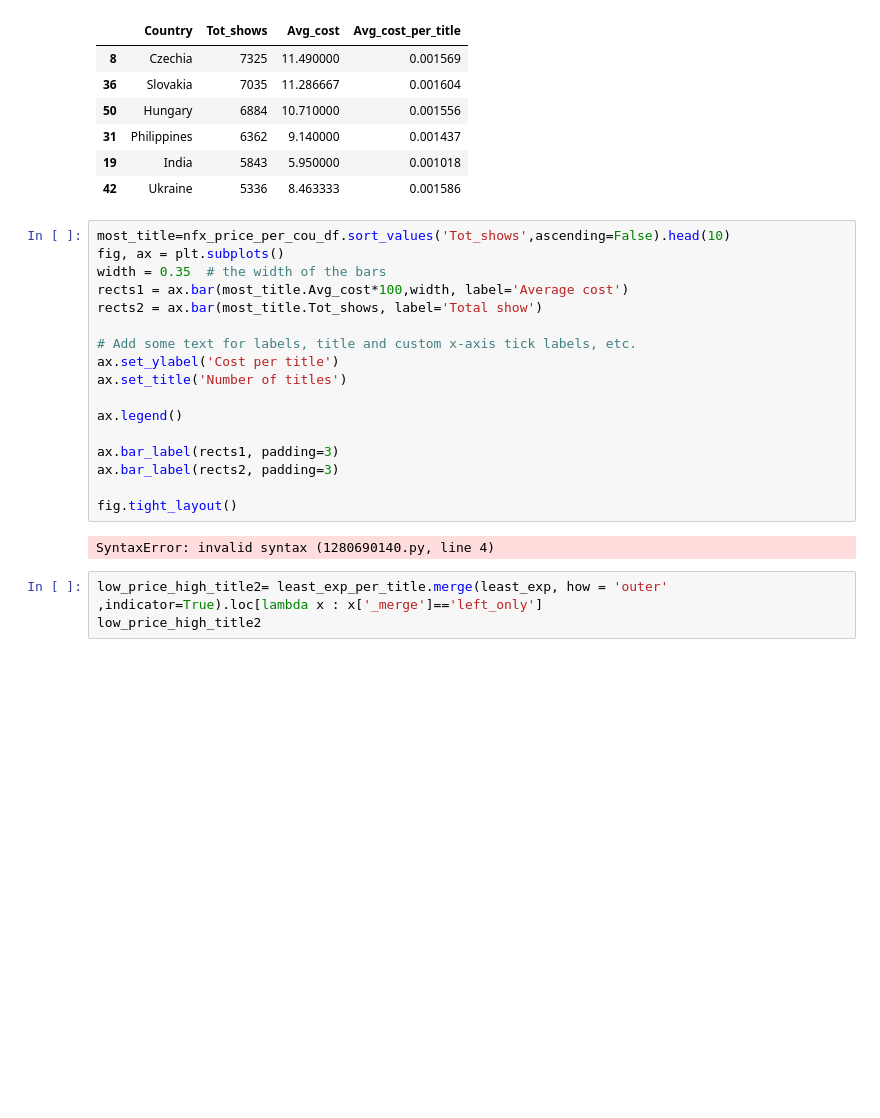
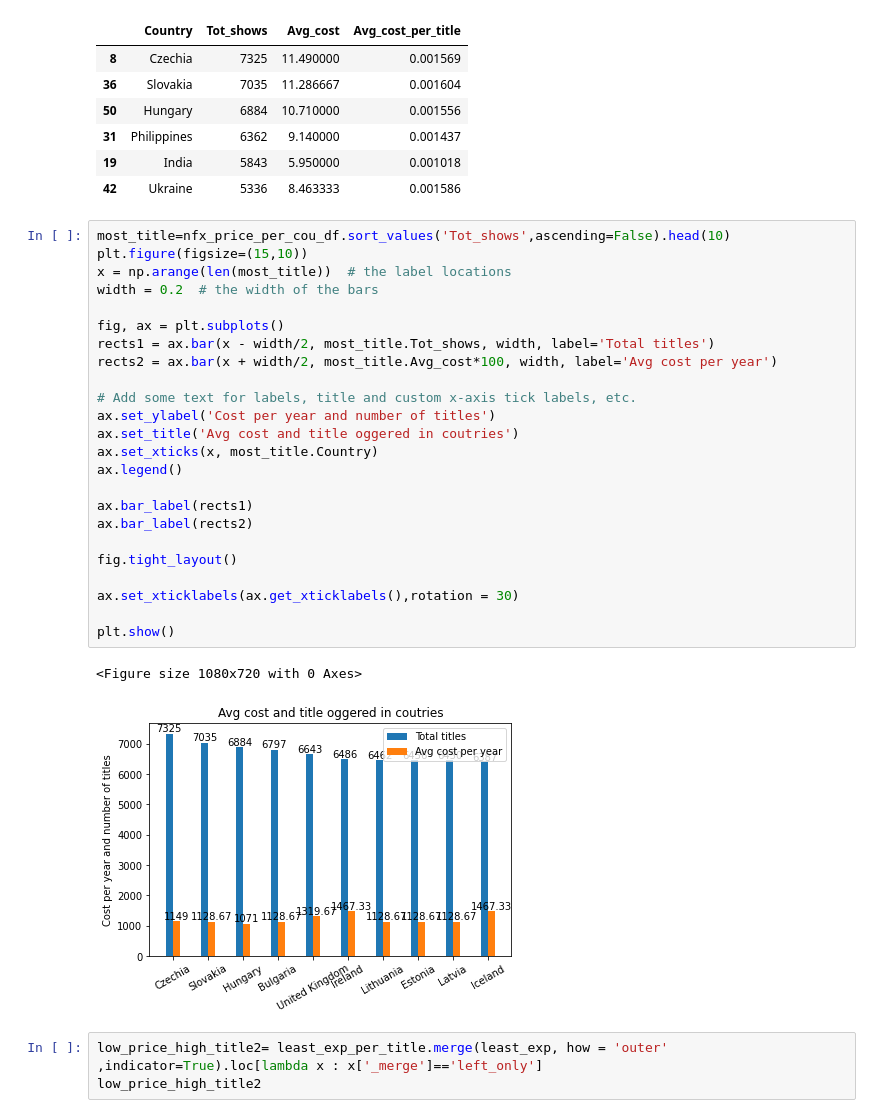
Before and after one commit to magicWiss/Netflix-Price-Analytics, a Jupyter notebook: Analytics/data_anal.ipynb, the cells around one changed output. Drawn from its saved outputs; the diff is of its cells as text; blank space fills up the shorter version.

```diff
--- a/Analytics/data_anal.ipynb
+++ b/Analytics/data_anal.ipynb
@@ -232,23 +232,31 @@ ou[["Country","Tot_shows","Avg_cost","Avg_cost_per_title"]]
 | 42 | Ukraine | 5336 | 8.463333 | 0.001586 |
 # %%
 most_title=nfx_price_per_cou_df.sort_values('Tot_shows',ascending=False).head(10)
+plt.figure(figsize=(15,10))
+x = np.arange(len(most_title))  # the label locations
+width = 0.2  # the width of the bars
+
 fig, ax = plt.subplots()
-width = 0.35  # the width of the bars
-rects1 = ax.bar(most_title.Avg_cost*100,width, label='Average cost')
-rects2 = ax.bar(most_title.Tot_shows, label='Total show')
+rects1 = ax.bar(x - width/2, most_title.Tot_shows, width, label='Total titles')
+rects2 = ax.bar(x + width/2, most_title.Avg_cost*100, width, label='Avg cost per year')
 
 # Add some text for labels, title and custom x-axis tick labels, etc.
-ax.set_ylabel('Cost per title')
-ax.set_title('Number of titles')
-
+ax.set_ylabel('Cost per year and number of titles')
+ax.set_title('Avg cost and title oggered in coutries')
+ax.set_xticks(x, most_title.Country)
 ax.legend()
 
-ax.bar_label(rects1, padding=3)
-ax.bar_label(rects2, padding=3)
+ax.bar_label(rects1)
+ax.bar_label(rects2)
 
 fig.tight_layout()
+
+ax.set_xticklabels(ax.get_xticklabels(),rotation = 30)
+
+plt.show()
 # %% [output]
-SyntaxError: invalid syntax (1280690140.py, line 4)
+<Figure size 1080x720 with 0 Axes>
+[figure, added]
 # %%
 low_price_high_title2= least_exp_per_title.merge(least_exp, how = 'outer' ,indicator=True).loc[lambda x : x['_merge']=='left_only']
 low_price_high_title2
```
Also changed, not shown: parts of 2 cells of this notebook.
